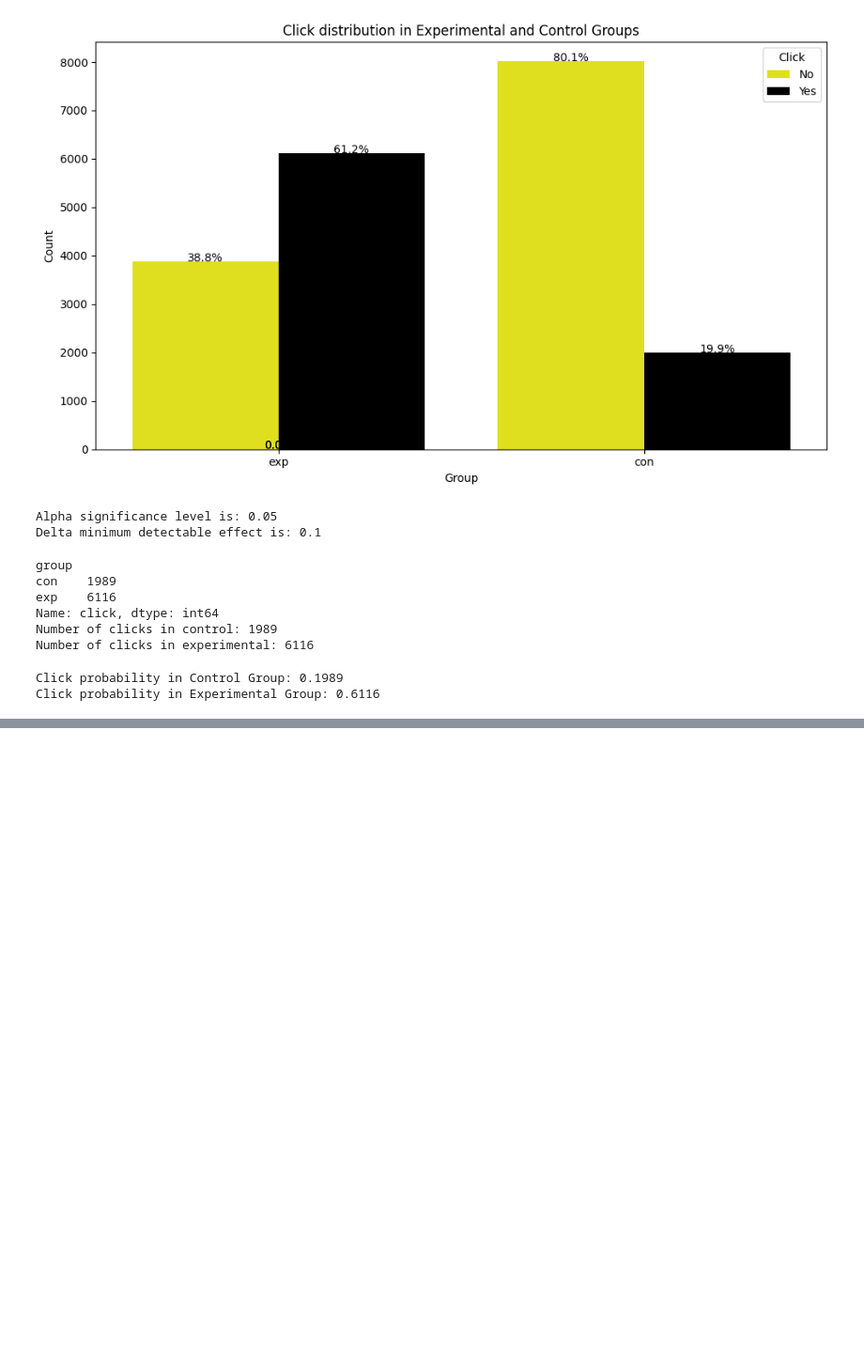
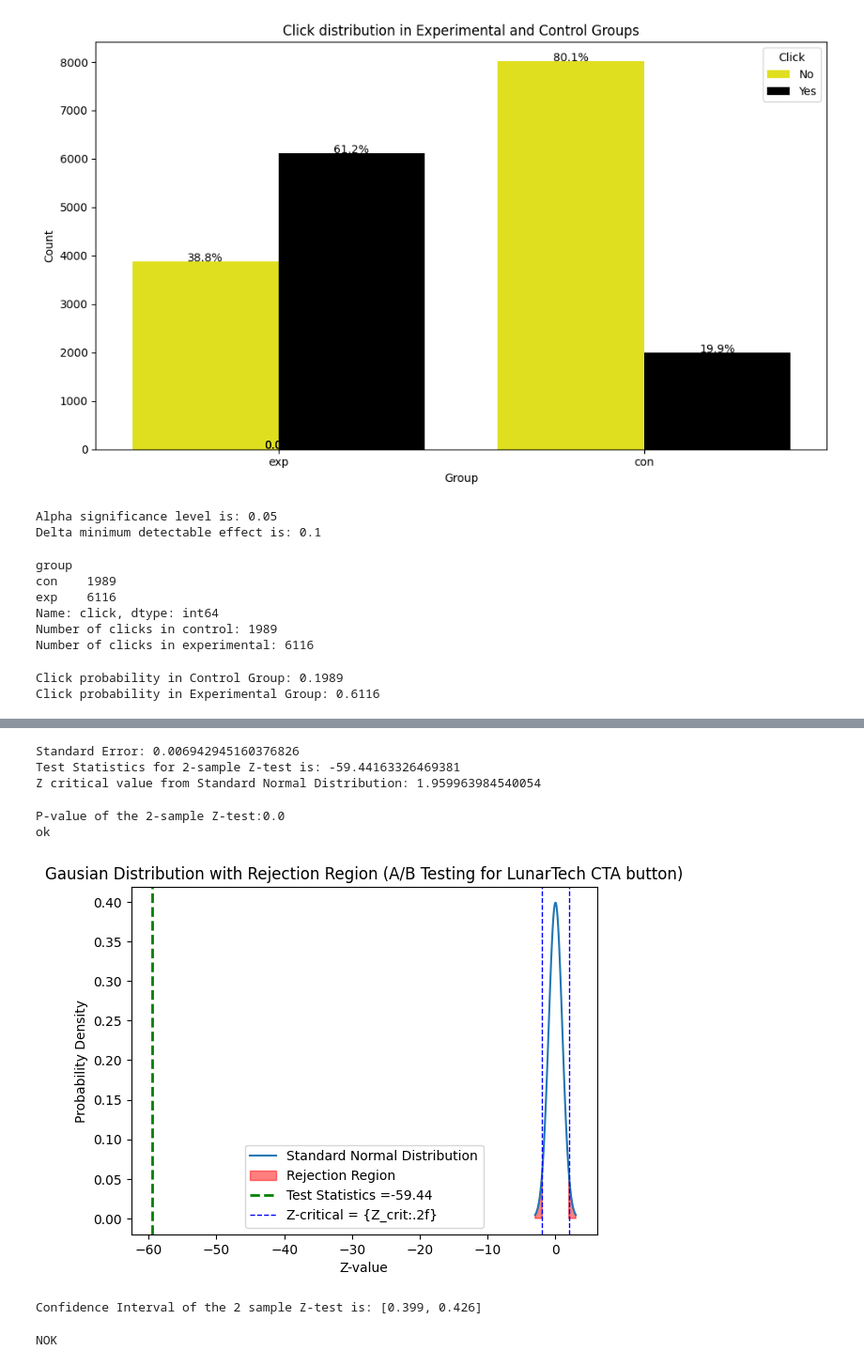
Before and after one commit to AnubhavBangari3/AI-Practise-dump, a Jupyter notebook: AB Testing/CaseStudy_AB_testing.ipynb, the cells around one changed output, grey strips where cells are left out. Shown at 94% size. Drawn from its saved outputs; the diff is of its cells as text; code cells hidden in the pictures; blank space fills up the shorter version.

```diff
--- a/AB Testing/CaseStudy_AB_testing.ipynb
+++ b/AB Testing/CaseStudy_AB_testing.ipynb
@@ -114,0 +115,2 @@ p_pooled_hat=(X_con+X_exp)/(N_con+N_exp)
+# %%
+pooled_variance=p_pooled_hat*(1-p_pooled_hat)*(1/N_con+1/N_exp)
@@ -114,0 +125,13 @@ p_pooled_hat=(X_con+X_exp)/(N_con+N_exp)
+# %%
+SE=np.sqrt(pooled_variance)
+print("Standard Error:",SE)
+
+Test_stat=(p_con_hat - p_exp_hat)/SE
+print("Test Statistics for 2-sample Z-test is:",Test_stat)
+
+Z_crit=norm.ppf(1-alpha/2)
+print("Z critical value from Standard Normal Distribution:",Z_crit)
+# %% [output]
+Standard Error: 0.006942945160376826
+Test Statistics for 2-sample Z-test is: -59.44163326469381
+Z critical value from Standard Normal Distribution: 1.959963984540054
@@ -114,0 +148,36 @@ p_pooled_hat=(X_con+X_exp)/(N_con+N_exp)
+# %%
+is_statistical_significance(p_value,alpha)
+# %% [output]
+P-value of the 2-sample Z-test:0.0
+ok
+# %%
+#Parameters for standard normal distribution
+mu=0
+sigma=1
+x=np.linspace(mu-3*sigma,mu+3*sigma,100)
+y=norm.pdf(x,mu,sigma)
+
+
+plt.plot(x,y,label="Standard Normal Distribution")
+plt.fill_between(x,y,where=(x > Z_crit) | (x < - Z_crit),color='red',alpha=0.5,label='Rejection Region')
+plt.axvline(Test_stat,color='green',linestyle='dashed',linewidth=2,label=f'Test Statistics ={Test_stat:.2f}')
+plt.axvline(Z_crit,color="blue",linestyle='dashed',linewidth=1,label='Z-critical = {Z_crit:.2f}')
+plt.axvline(-Z_crit,color='blue',linestyle='dashed',linewidth=1)
+
+plt.xlabel('Z-value')
+plt.ylabel('Probability Density')
+plt.title('Gausian Distribution with Rejection Region (A/B Testing for LunarTech CTA button)')
+plt.legend()
+
+plt.show()
+# %% [output]
+[figure, added]
+# %%
+#Calculating Confidence Interval of the Test
+CI=[
+    round((p_exp_hat-p_con_hat)-SE*Z_crit,3),#Lower bound
+    round((p_exp_hat-p_con_hat)+SE*Z_crit,3)#Upper bound
+]
+print("Confidence Interval of the 2 sample Z-test is:",CI)
+# %% [output]
+Confidence Interval of the 2 sample Z-test is: [0.399, 0.426]
@@ -114,0 +186,14 @@ p_pooled_hat=(X_con+X_exp)/(N_con+N_exp)
+# %%
+def is_Practically_significant(delta,CI_95):
+  lower_bound_CI=CI_95[0]
+  if lower_bound_CI >= delta:
+    print("Ok")
+    return True
+  else:
+    print("NOK")
+    return False
+delta=0.05
+CI_95=(0.04,0.06)
+significance=is_Practically_significant(delta,CI_95)
+# %% [output]
+NOK
```
Also changed, not shown: parts of 8 cells of this notebook.
